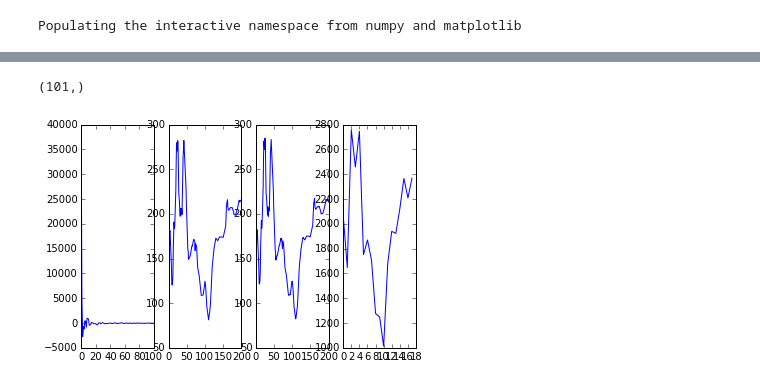
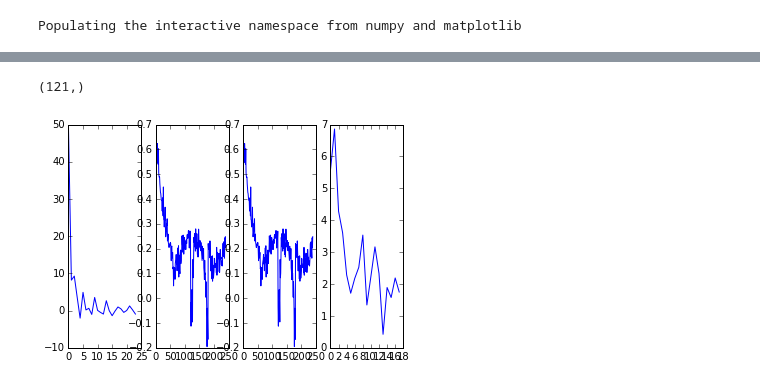
Before and after one commit to jccaicedo/localization-agent, a Jupyter notebook: notebooks/Trajectory generative model.ipynb, the cells around one changed output, grey strips where cells are left out. Saved outputs shown, nothing was run; the diff lists cells and outputs as text; code cells hidden in the pictures.

```diff
--- a/notebooks/Trajectory generative model.ipynb
+++ b/notebooks/Trajectory generative model.ipynb
@@ -154,16 +200,19 @@ Sample index: 0
 # %%
 import numpy.fft
-sampleKey = numpy.random.choice(trajectories.keys())
-fft = numpy.fft.rfft(trajectories[sampleKey][:,0])
+#sampleKey = numpy.random.choice(trajectories.keys())
+#print sampleKey
+data = predictedSample.T.ravel()
+#fft = numpy.fft.rfft(trajectories[sampleKey][:,0])
+fft = numpy.fft.rfft(data)
 matplotlib.pyplot.subplot(1,4,1)
-matplotlib.pyplot.plot(fft)
+matplotlib.pyplot.plot(fft[:int(fft.shape[0]/5)])
 matplotlib.pyplot.subplot(1,4,2)
-matplotlib.pyplot.plot(trajectories[sampleKey][:,0])
+matplotlib.pyplot.plot(data)
 matplotlib.pyplot.subplot(1,4,3)
 matplotlib.pyplot.plot(numpy.fft.irfft(fft))
 matplotlib.pyplot.subplot(1,4,4)
 matplotlib.pyplot.plot(numpy.fft.irfft(fft[:10]))
 print fft.shape
 # %% [output]
-(101,)
+(121,)
-[figure, old version]
+[figure, new version]
```
Also changed, not shown: parts of 26 cells of this notebook.
